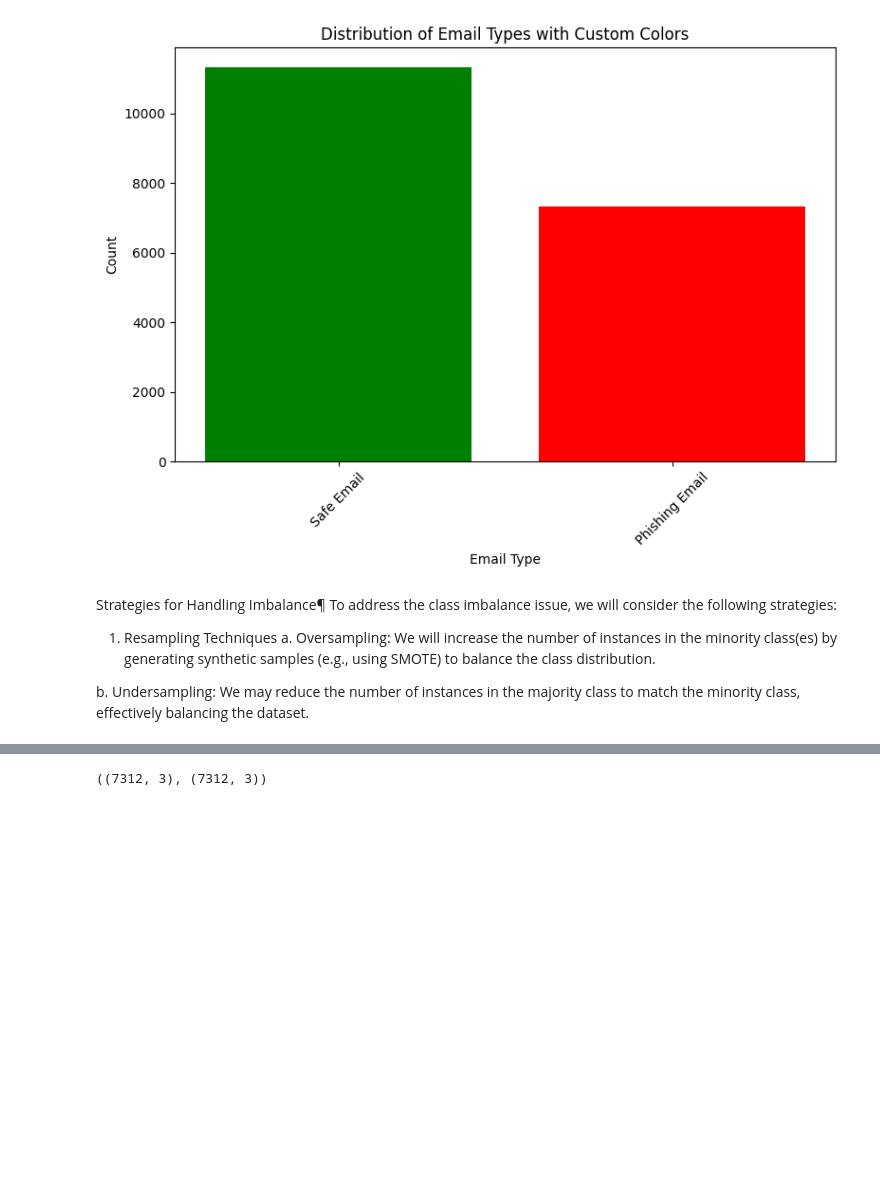
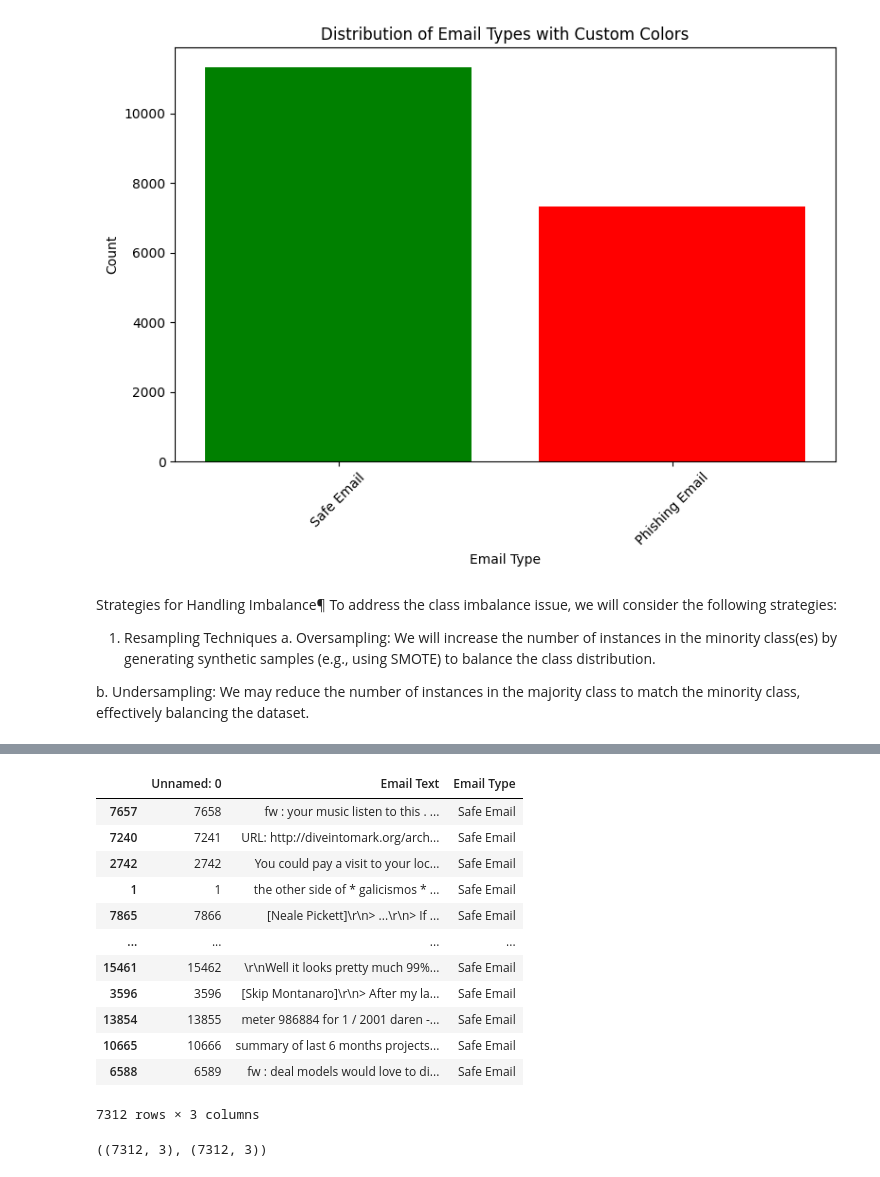
Before and after one commit to N7-Challenge-GEIW2/Hackathon-Final, a Jupyter notebook: backend/model/EmailPhishingDetector.ipynb, the cells around one changed output, grey strips where cells are left out. Saved outputs shown, nothing was run; the diff lists cells and outputs as text; code cells hidden in the pictures; blank space fills up the shorter version.

```diff
--- a/backend/model/EmailPhishingDetector.ipynb
+++ b/backend/model/EmailPhishingDetector.ipynb
@@ -86,3 +116,20 @@ Safe_Email = Safe_Email.sample(Phishing_Email.shape[0])
+# %%
+Safe_Email = Safe_Email.sample(Phishing_Email.shape[0])
+Safe_Email
+# %% [output]
+|  | Unnamed: 0 | Email Text | Email Type |
+| 7657 | 7658 | fw : your music listen to this . ... | Safe Email |
+| 7240 | 7241 | URL: http://diveintomark.org/arch... | Safe Email |
+| 2742 | 2742 | You could pay a visit to your loc... | Safe Email |
+| 1 | 1 | the other side of * galicismos * ... | Safe Email |
+| 7865 | 7866 | [Neale Pickett]\r\n> ...\r\n> If ... | Safe Email |
+| ... | ... | ... | ... |
+| 15461 | 15462 | \r\nWell it looks pretty much 99%... | Safe Email |
+| 3596 | 3596 | [Skip Montanaro]\r\n> After my la... | Safe Email |
+| 13854 | 13855 | meter 986884 for 1 / 2001 daren -... | Safe Email |
+| 10665 | 10666 | summary of last 6 months projects... | Safe Email |
+| 6588 | 6589 | fw : deal models would love to di... | Safe Email |
+7312 rows × 3 columns
 # %%
 # lets check the sahpe again
 Safe_Email.shape,Phishing_Email.shape
```
Also changed, not shown: parts of 7 cells of this notebook, 5 other files.
